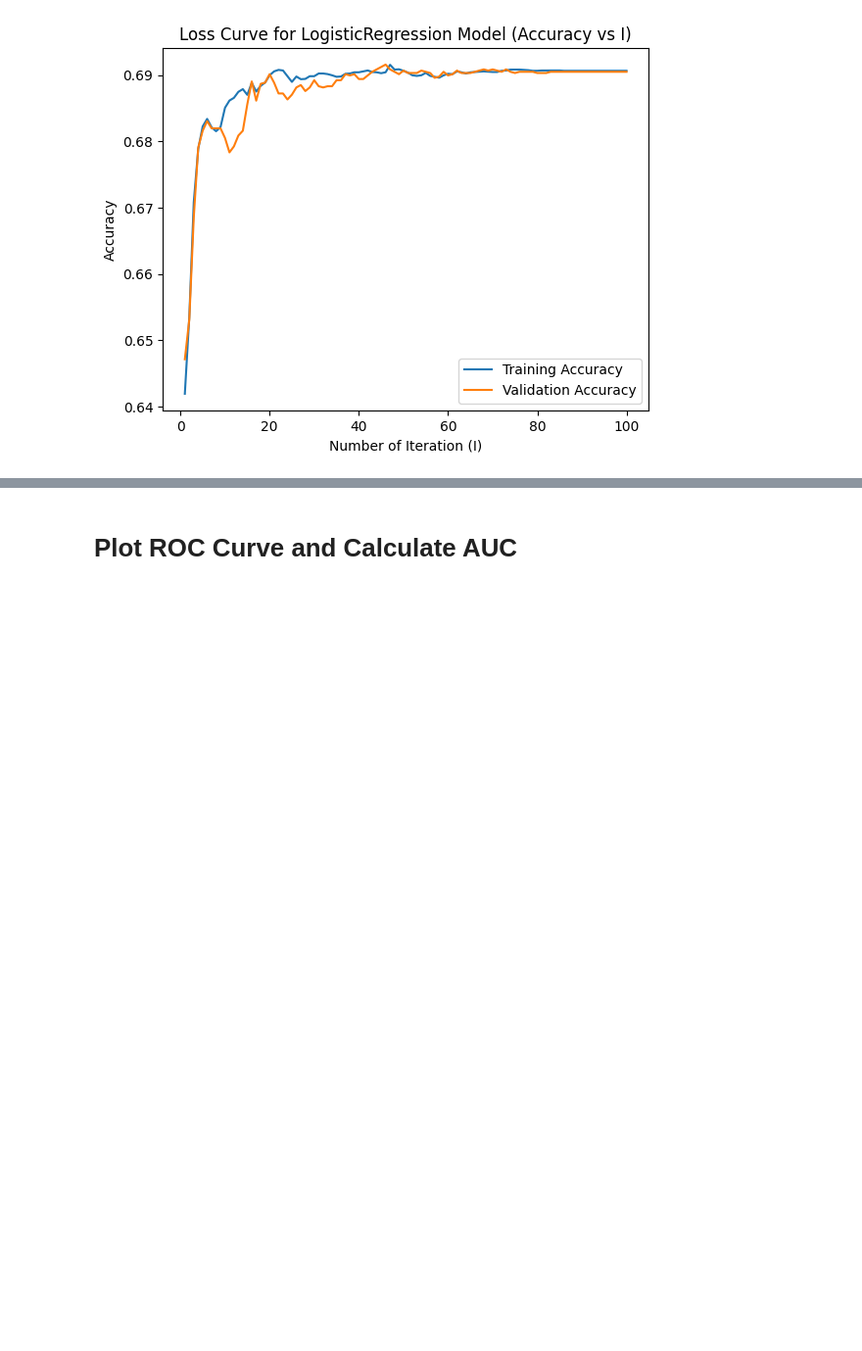
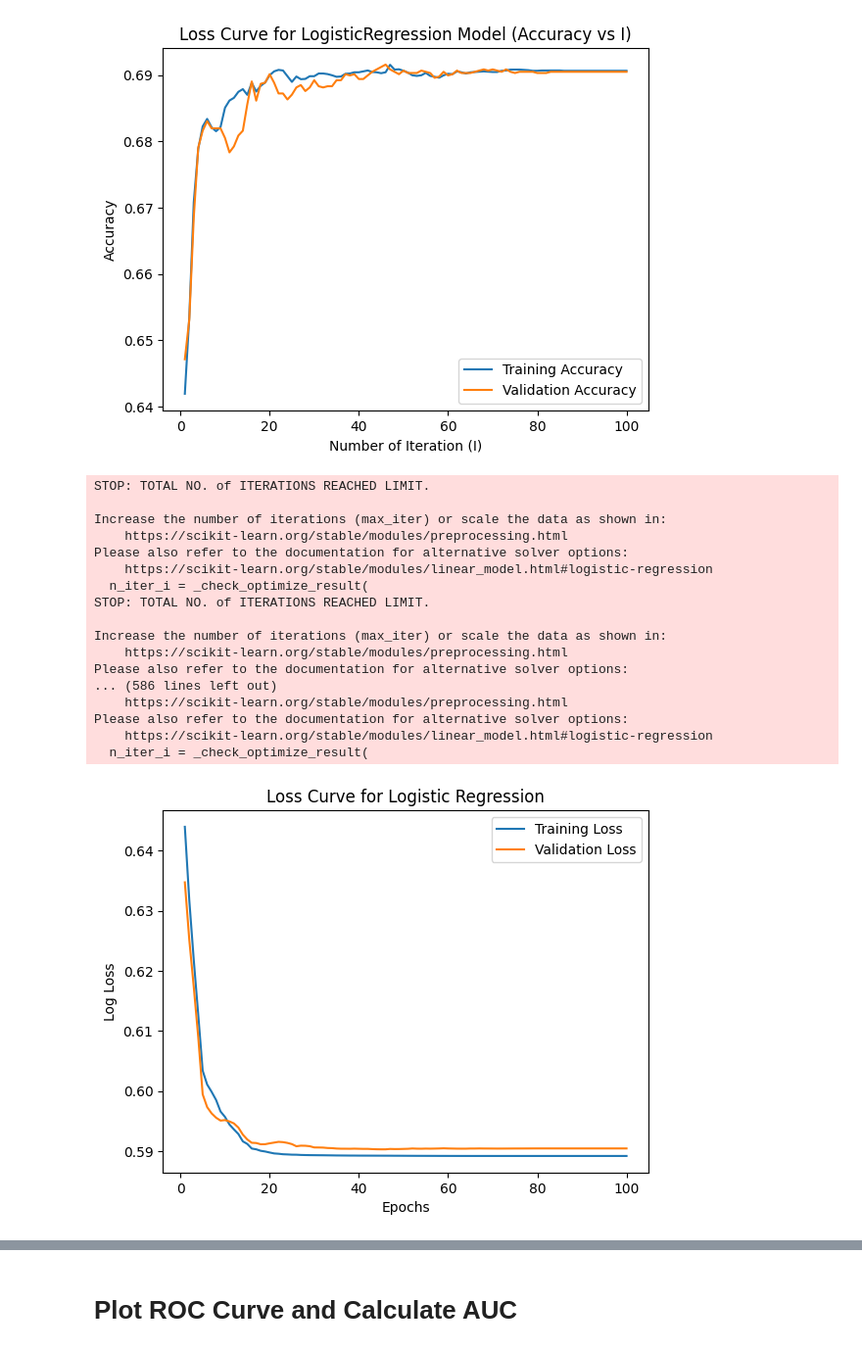
Before and after one commit to yousef-RXy/machine-learning, a Jupyter notebook: Image dataset.ipynb, the cells around one changed output, grey strips where cells are left out. Shown at 98% size. Saved outputs shown, nothing was run; the diff lists cells and outputs as text; code cells hidden in the pictures; blank space fills up the shorter version.

Commit message:
loss value

```diff
--- a/Image dataset.ipynb
+++ b/Image dataset.ipynb
@@ -191,6 +191,55 @@ Please also refer to the documentation for alternative solver options:
     https://scikit-learn.org/stable/modules/linear_model.html#logistic-regression
   n_iter_i = _check_optimize_result(
 [figure]
+# %%
+# Lists to store the loss values during training
+train_losses = []
+val_losses = []
+# Train the model with different max_iter values (simulate training over epochs)
+for epoch in range(1, 101):
+    log_model_loss = LogisticRegression(max_iter=epoch)
+    # We will modify the model's max_iter dynamically in the loop
+    log_model_loss.fit(log_X_train, y_train)
+
+    # Predict probabilities
+    train_prob = log_model_loss.predict_proba(log_X_train)
+    val_prob = log_model_loss.predict_proba(log_X_test)
+
+    # Calculate log loss (binary cross-entropy)
+    train_loss = log_loss(y_train, train_prob)
+    val_loss = log_loss(y_test, val_prob)
+
+    # Append the losses
+    train_losses.append(train_loss)
+    val_losses.append(val_loss)
+
+# Plot the loss curves
+plt.plot(range(1, 101), train_losses, label='Training Loss')
+plt.plot(range(1, 101), val_losses, label='Validation Loss')
+plt.xlabel('Epochs')
+plt.ylabel('Log Loss')
+plt.title('Loss Curve for Logistic Regression')
+plt.legend()
+plt.show()
+# %% [output]
+STOP: TOTAL NO. of ITERATIONS REACHED LIMIT.
+
+Increase the number of iterations (max_iter) or scale the data as shown in:
+    https://scikit-learn.org/stable/modules/preprocessing.html
+Please also refer to the documentation for alternative solver options:
+    https://scikit-learn.org/stable/modules/linear_model.html#logistic-regression
+  n_iter_i = _check_optimize_result(
+STOP: TOTAL NO. of ITERATIONS REACHED LIMIT.
+
+Increase the number of iterations (max_iter) or scale the data as shown in:
+    https://scikit-learn.org/stable/modules/preprocessing.html
+Please also refer to the documentation for alternative solver options:
+... (586 lines left out)
+    https://scikit-learn.org/stable/modules/preprocessing.html
+Please also refer to the documentation for alternative solver options:
+    https://scikit-learn.org/stable/modules/linear_model.html#logistic-regression
+  n_iter_i = _check_optimize_result(
+[figure, added]
 # %%
 k_values = range(1, 51)
 
```
Also changed, not shown: parts of 4 cells of this notebook, 3 other files.
